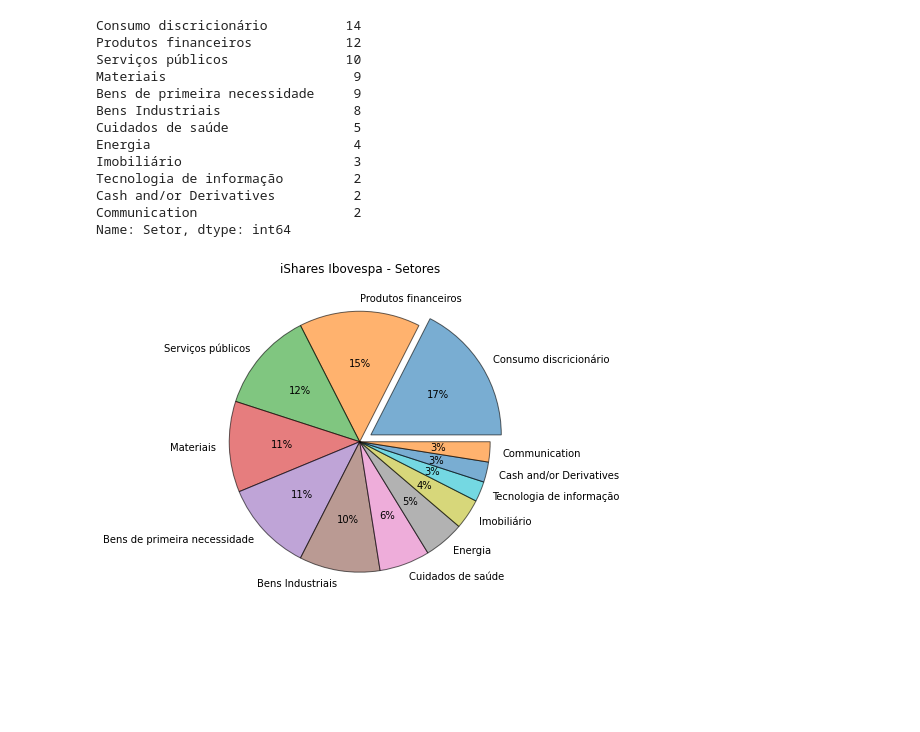
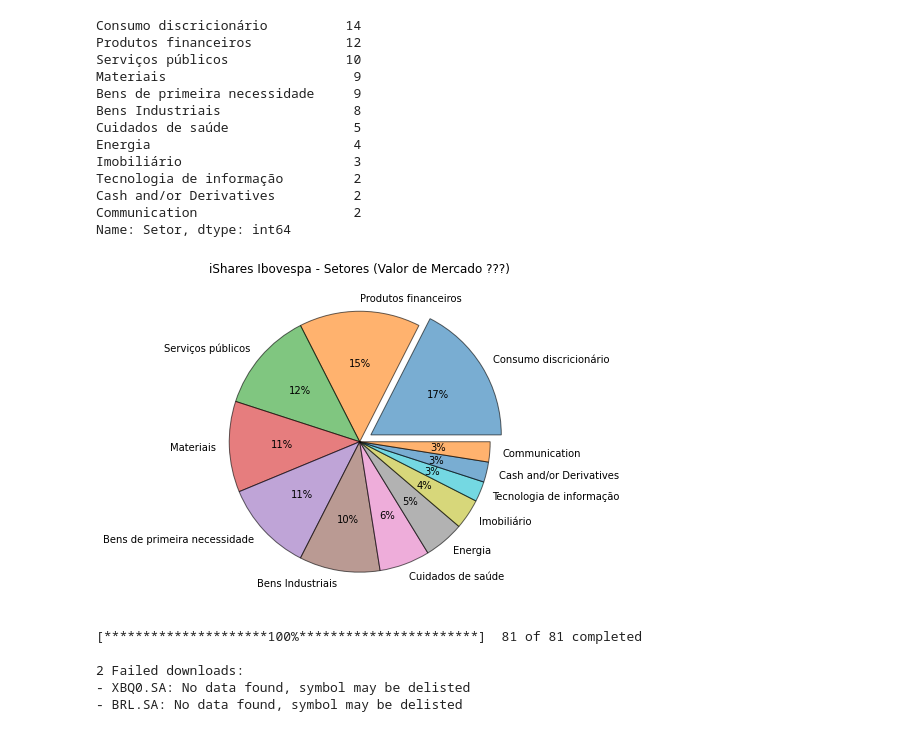
Before and after one commit to antoniosalomao/Rafter_A1, a Jupyter notebook: rafter_presentation.ipynb, the cells around one changed output. Saved outputs shown, nothing was run; the diff lists cells and outputs as text; code cells hidden in the pictures; blank space fills up the shorter version.

```diff
--- a/rafter_presentation.ipynb
+++ b/rafter_presentation.ipynb
@@ -519,31 +519,31 @@ Name: Setor, dtype: int64
 # %%
 # Setor Pie Chart
 
 list_setor_keys = ishares_bova11.Setor.value_counts().index.tolist()
 list_setor_vals = ishares_bova11.Setor.value_counts().tolist()
 
 my_dict_setor = {}
 
 for i, j in enumerate(list_setor_vals):
     key = list_setor_keys[i]
     my_dict_setor[key] = j
 
 plt.figure(figsize=(6, 6))
 
 array_zeros = np.zeros(len(list_setor_keys)-1).tolist()
 expl = [0.1] + array_zeros
 
 alpha=0.6
 which_wedge = 4
 n = plt.pie(my_dict_setor.values(), labels=my_dict_setor.keys(), shadow=False,
         autopct='%1.0f%%',explode=expl, wedgeprops={'edgecolor': 'black'})
 
 j = list(range(0, len(list_setor_keys)))
 
 for i in j:
     n[0][i].set_alpha(alpha)
 
-plt.title('iShares Ibovespa - Setores')
+plt.title('iShares Ibovespa - Setores (Valor de Mercado ???)')
 plt.show()
 # %% [output]
-[figure, old version]
+[figure, new version]
@@ -551,0 +562,8 @@ plt.show()
+# %%
+df_main_full = yf.download(tickers_yahoo, start=start_i, parse_dates=True)
+# %% [output]
+[*********************100%***********************]  81 of 81 completed
+
+2 Failed downloads:
+- XBQ0.SA: No data found, symbol may be delisted
+- BRL.SA: No data found, symbol may be delisted
```
Also changed, not shown: parts of 14 cells of this notebook.
